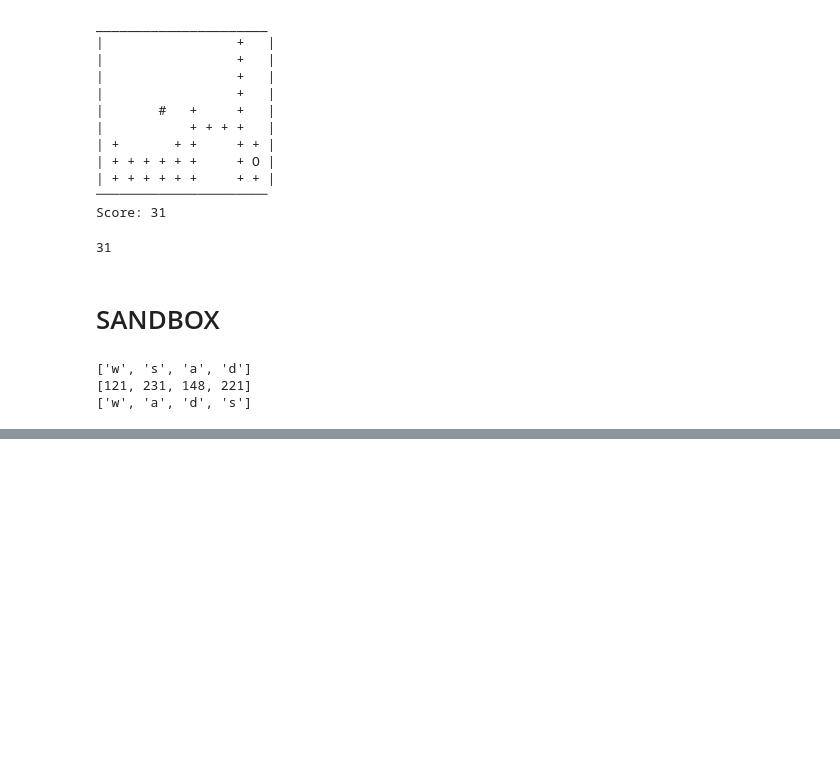
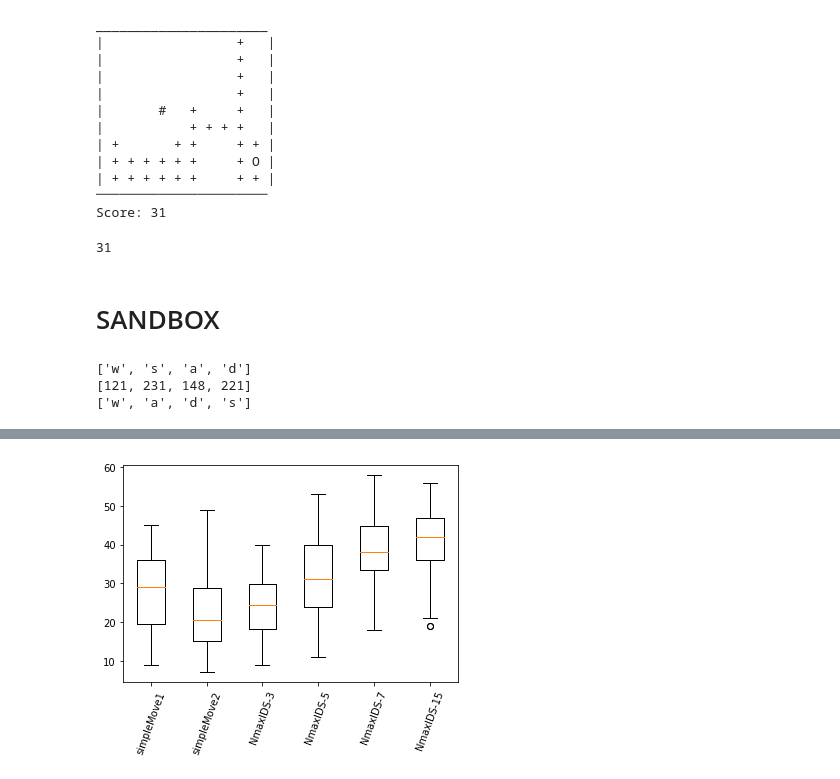
Before and after one commit to zachgood/Viper-Game, a Jupyter notebook: A4.ipynb, the cells around one changed output, grey strips where cells are left out. Saved outputs shown, nothing was run; the diff lists cells and outputs as text; code cells hidden in the pictures; blank space fills up the shorter version.

Commit message:
plots
plots

```diff
--- a/A4.ipynb
+++ b/A4.ipynb
@@ -842,3 +845,14 @@ print(newList)
 ['w', 's', 'a', 'd']
 [121, 231, 148, 221]
 ['w', 'a', 'd', 's']
+# %%
+scoreList = []
+timeList = []
+for i in range(50):
+    sTime = current_milli_time()
+    scoreList += [playSnake(simpleMove1)]
+    timeList = timeList + [current_milli_time() - sTime]
+avgScore = sum(scoreList) / len(scoreList)
+avgTime = sum(timeList) / len(timeList)
+print("simpleMove1 - avgScore:",avgScore," HighScore:", max(scoreList))
+print("\t\tavgTime:",avgTime," HighTime:", max(timeList)," sumTime:",sum(timeList))
@@ -844,0 +868,11 @@ print(newList)
+# %%
+scoreList = []
+timeList = []
+for i in range(50):
+    sTime = current_milli_time()
+    scoreList += [playSnake(simpleMove2)]
+    timeList = timeList + [current_milli_time() - sTime]
+avgScore = sum(scoreList) / len(scoreList)
+avgTime = sum(timeList) / len(timeList)
+print("simpleMove2 - avgScore:",avgScore," HighScore:", max(scoreList))
+print("\t\tavgTime:",avgTime," HighTime:", max(timeList)," sumTime:",sum(timeList))
@@ -844,0 +959,6 @@ print(newList)
+# %%
+plt.boxplot(scoreListList)
+plt.xticks([1,2,3,4,5,6],
+           ['simpleMove1', 'simpleMove2', 'NmaxIDS-3', 'NmaxIDS-5', 'NmaxIDS-7', 'NmaxIDS-15'],rotation=70);
+# %% [output]
+[figure, added]
```
Also changed, not shown: parts of 8 cells of this notebook.
